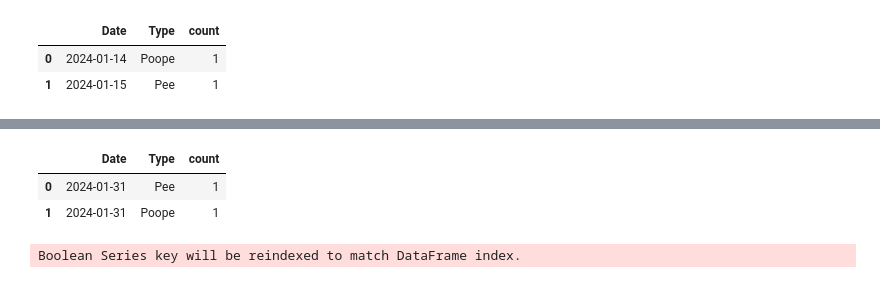
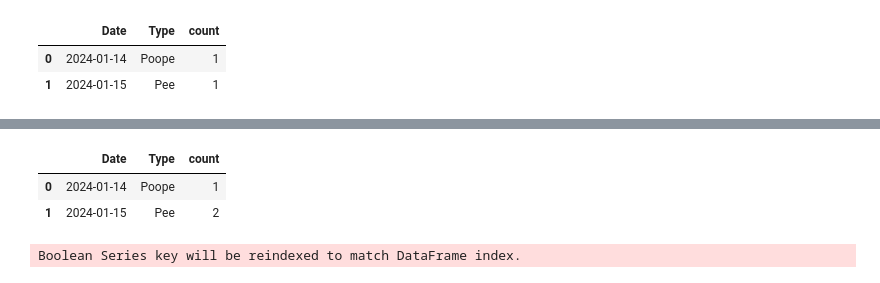
Before and after one commit to dailydaniel/poope, a Jupyter notebook: gtest.ipynb, the cells around one changed output, grey strips where cells are left out. Saved outputs shown, nothing was run; the diff lists cells and outputs as text; code cells hidden in the pictures.

```diff
--- a/gtest.ipynb
+++ b/gtest.ipynb
@@ -51,19 +53,19 @@ df.groupby(pd.Grouper(key='Date', freq='D'), as_index=False)['Type'].value_count
 # %%
 import plotly.express as px
 # %%
-cur_df = df.groupby(pd.Grouper(key='Date',
-                               freq='M'),
-                    as_index=False)['Type'].value_counts()
-fig2 = px.line(data_frame=cur_df, y='count', x='Date', color='Type')
+df_gb = df.groupby(pd.Grouper(key='Date',
+                              freq='D'),
+                   as_index=False)['Type'].value_counts()
+fig2 = px.bar(data_frame=df_gb, y='count', x='Date', color='Type')
 fig2.show()
 # %% [output]
 [interactive output not drawn]
-# %%
-cur_df
-# %% [output]
-|  | Date | Type | count |
-| 0 | 2024-01-31 | Pee | 1 |
-| 1 | 2024-01-31 | Poope | 1 |
+# %%
+df_gb
+# %% [output]
+|  | Date | Type | count |
+| 0 | 2024-01-14 | Poope | 1 |
+| 1 | 2024-01-15 | Pee | 2 |
 # %%
 val = len(df[df['Type'] == 'Poope'])
 d = val - len(df[:-1][df['Type'] == 'Poope'])
```
Also changed, not shown: parts of 1 cell of this notebook, 1 other file.
